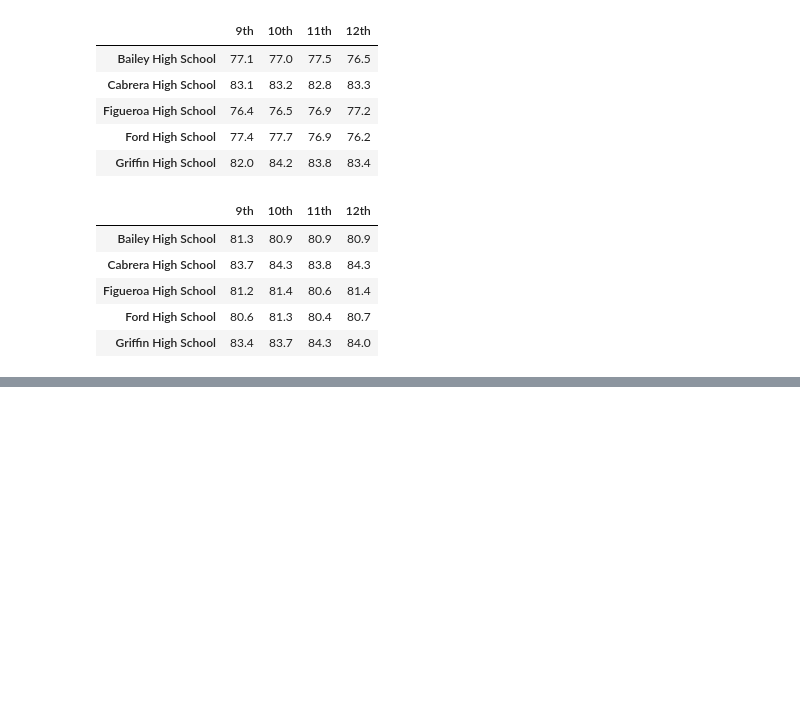
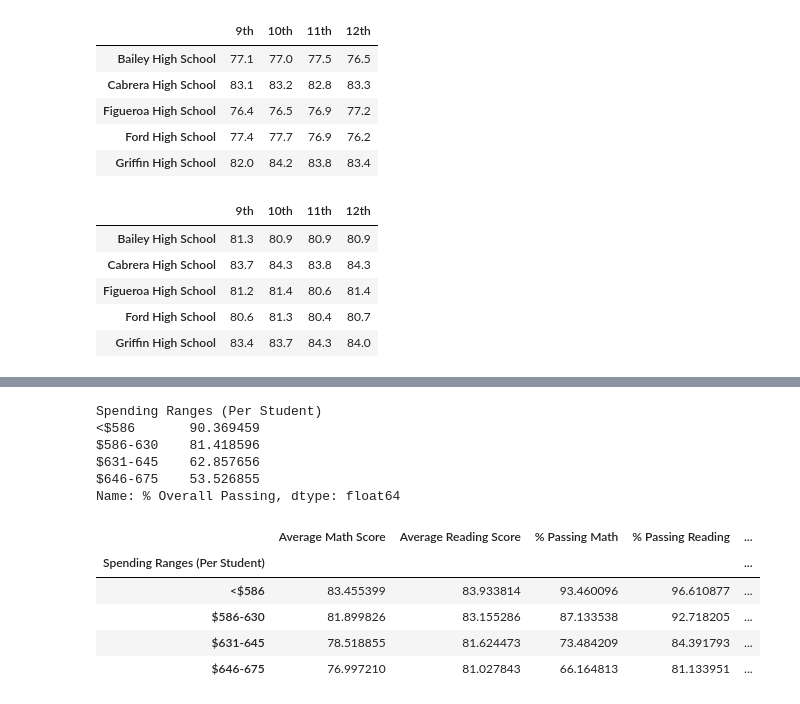
Before and after one commit to lee1woo/School_District_Analysis, a Jupyter notebook: PyCitySchools.ipynb, the cells around one changed output, grey strips where cells are left out. Drawn from its saved outputs; the diff is of its cells as text; code cells hidden in the pictures; blank space fills up the shorter version.

```diff
--- a/PyCitySchools.ipynb
+++ b/PyCitySchools.ipynb
@@ -772,0 +824,37 @@ reading_scores_by_grade.head()
+# %%
+# calculate averages for desired columns
+spending_math_scores = per_school_summary_df.groupby(["Spending Ranges (Per Student)"]).mean()["Average Math Score"]
+
+spending_reading_scores = per_school_summary_df.groupby(["Spending Ranges (Per Student)"]).mean()["Average Reading Score"]
+
+spending_passing_math = per_school_summary_df.groupby(["Spending Ranges (Per Student)"]).mean()["% Passing Math"]
+
+spending_passing_reading = per_school_summary_df.groupby(["Spending Ranges (Per Student)"]).mean()["% Passing Reading"]
+
+overall_passing_spending = per_school_summary_df.groupby(["Spending Ranges (Per Student)"]).mean()["% Overall Passing"]
+# %%
+overall_passing_spending
+# %% [output]
+Spending Ranges (Per Student)
+<$586       90.369459
+$586-630    81.418596
+$631-645    62.857656
+$646-675    53.526855
+Name: % Overall Passing, dtype: float64
+# %%
+# Assemble into DataFrame
+spending_summary_df = pd.DataFrame({
+          "Average Math Score" : spending_math_scores,
+          "Average Reading Score": spending_reading_scores,
+          "% Passing Math": spending_passing_math,
+          "% Passing Reading": spending_passing_reading,
+          "% Overall Passing": overall_passing_spending})
+
+spending_summary_df
+# %% [output]
+|  | Average Math Score | Average Reading Score | % Passing Math | % Passing Reading | ... |
+| Spending Ranges (Per Student) |  |  |  |  | ... |
+| <$586 | 83.455399 | 83.933814 | 93.460096 | 96.610877 | ... |
+| $586-630 | 81.899826 | 83.155286 | 87.133538 | 92.718205 | ... |
+| $631-645 | 78.518855 | 81.624473 | 73.484209 | 84.391793 | ... |
+| $646-675 | 76.997210 | 81.027843 | 66.164813 | 81.133951 | ... |
```
Also changed, not shown: parts of 5 cells of this notebook.
